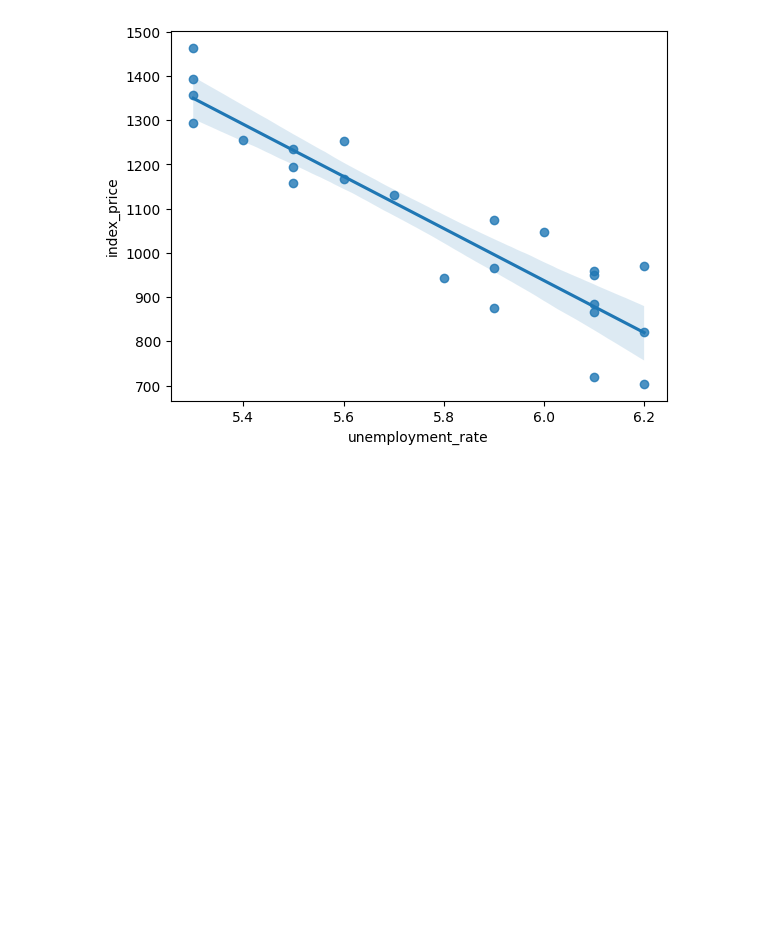
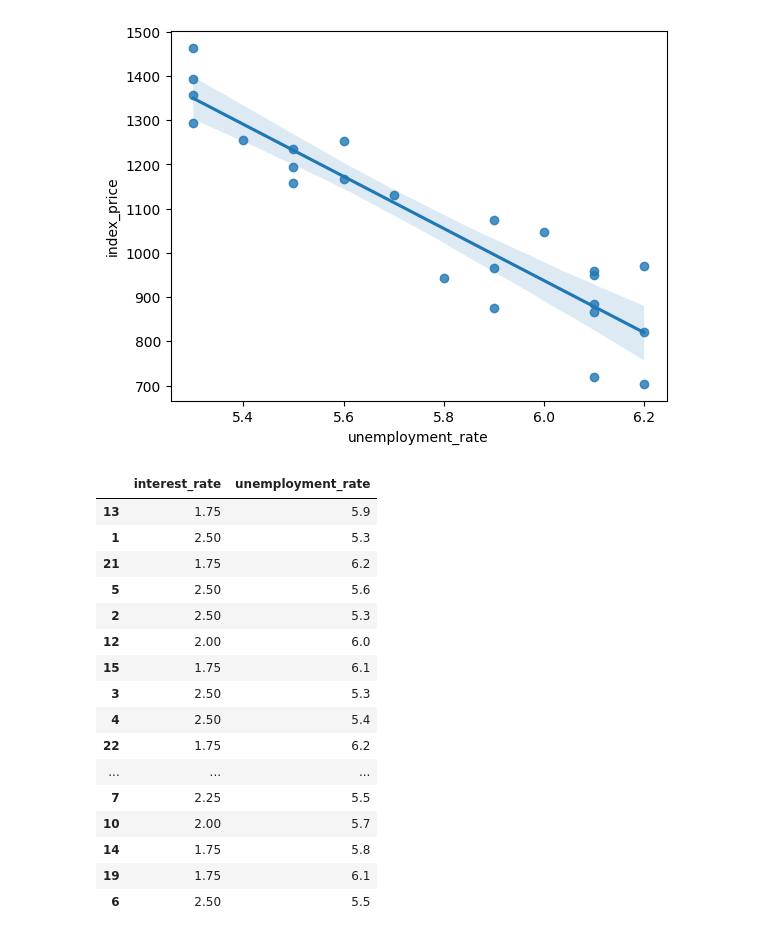
Before and after one commit to Namir50/Data-Science-Machine-learning-tutorial, a Jupyter notebook: Linear Regression/multiple_linear_regression.ipynb, the cells around one changed output. Cells and saved outputs as stored; diff of their text form; code cells hidden in the pictures; blank space fills up the shorter version.

```diff
--- a/Linear Regression/multiple_linear_regression.ipynb
+++ b/Linear Regression/multiple_linear_regression.ipynb
@@ -106,3 +106,27 @@ sns.regplot(x = df['unemployment_rate'], y = df['index_price'])
 # %% [output]
 <Axes: xlabel='unemployment_rate', ylabel='index_price'>
 [figure]
+# %%
+scaler = StandardScaler()
+X_train = scaler.fit_transform(X_train)
+X_test = scaler.transform(X_test)
+# %%
+X_train
+# %% [output]
+|  | interest_rate | unemployment_rate |
+| 13 | 1.75 | 5.9 |
+| 1 | 2.50 | 5.3 |
+| 21 | 1.75 | 6.2 |
+| 5 | 2.50 | 5.6 |
+| 2 | 2.50 | 5.3 |
+| 12 | 2.00 | 6.0 |
+| 15 | 1.75 | 6.1 |
+| 3 | 2.50 | 5.3 |
+| 4 | 2.50 | 5.4 |
+| 22 | 1.75 | 6.2 |
+| ... | ... | ... |
+| 7 | 2.25 | 5.5 |
+| 10 | 2.00 | 5.7 |
+| 14 | 1.75 | 5.8 |
+| 19 | 1.75 | 6.1 |
+| 6 | 2.50 | 5.5 |
```
Also changed, not shown: parts of 9 cells of this notebook.
